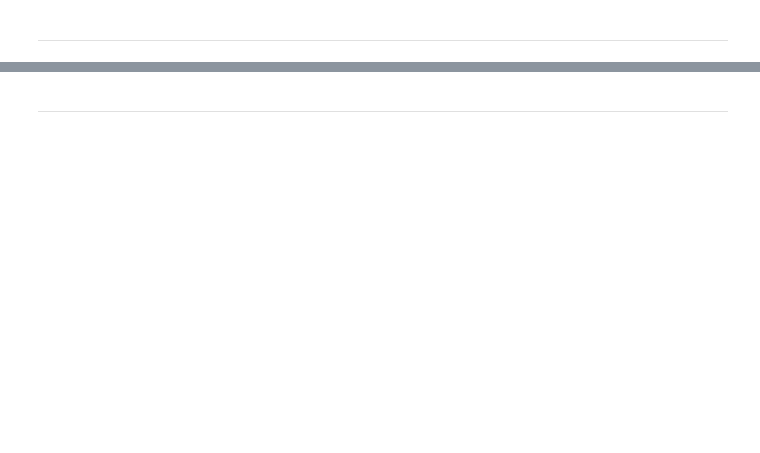
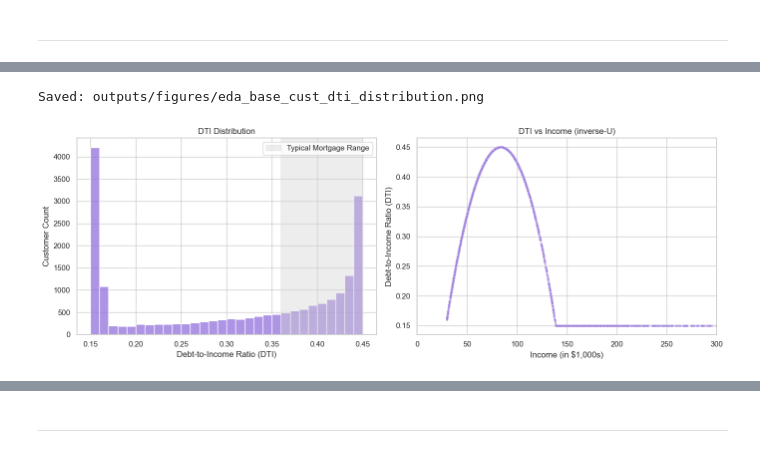
Before and after one commit to theen04/mortgage-renewal-pricing-optimization, a Jupyter notebook: mortgage_pricing_model.ipynb, the cells around one changed output, grey strips where cells are left out. Saved outputs shown, nothing was run; the diff lists cells and outputs as text; code cells hidden in the pictures; blank space fills up the shorter version.

```diff
--- a/mortgage_pricing_model.ipynb
+++ b/mortgage_pricing_model.ipynb
@@ -705,0 +555,23 @@ Median Income: 83836.84
+# %%
+fig, axes = plt.subplots(1, 2, figsize=(14, 5))
+
+sns.histplot(customer_view["dti"], bins=30, color="mediumpurple", ax=axes[0])
+axes[0].axvspan(0.36, 0.45, color="lightgrey", alpha=0.4, label="Typical Mortgage Range")
+axes[0].set_xlabel("Debt-to-Income Ratio (DTI)")
+axes[0].set_ylabel("Customer Count")
+axes[0].set_title("DTI Distribution")
+axes[0].legend()
+
+sns.scatterplot(data=customer_view.sample(3000, random_state=SEED), x=customer_view["income"] / 1000,
+                y="dti", color="mediumpurple", alpha=0.4, s=12, ax=axes[1])
+axes[1].set_xlim(0, 300)
+axes[1].set_xlabel("Income (in $1,000s)")
+axes[1].set_ylabel("Debt-to-Income Ratio (DTI)")
+axes[1].set_title("DTI vs Income (inverse-U)")
+
+fig.tight_layout()
+save_figure("eda_base_cust_dti_distribution.png")
+plt.show()
+# %% [output]
+Saved: outputs/figures/eda_base_cust_dti_distribution.png
+[figure, added]
```
Also changed, not shown: parts of 260 cells of this notebook, 35 other files.
